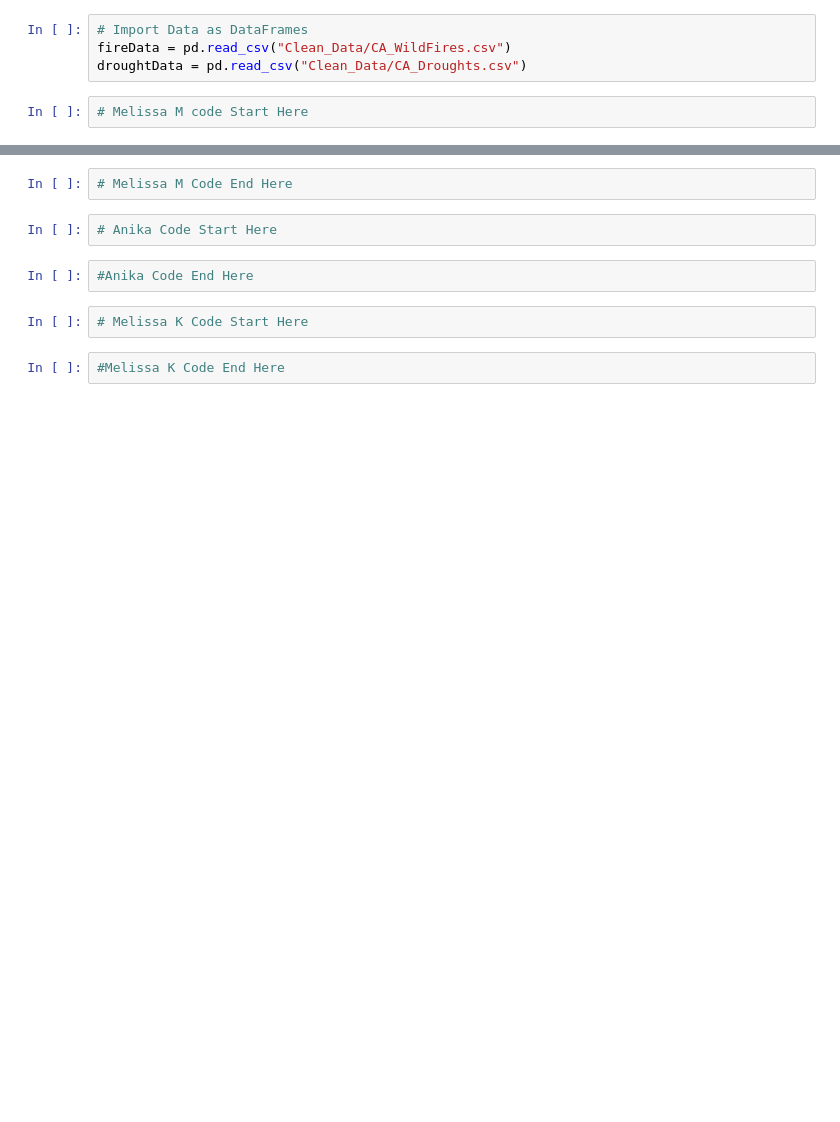
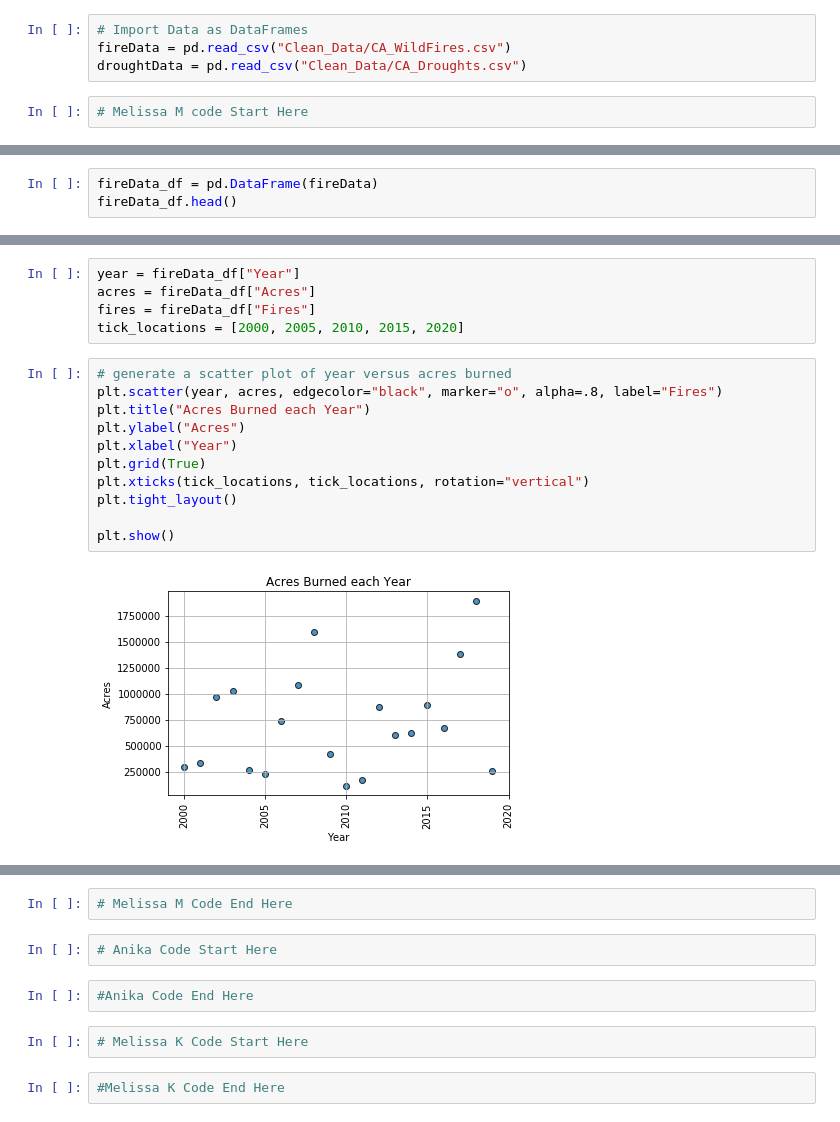
Before and after one commit to anikajohnson/CA-Wildfires-Project, a Jupyter notebook: Data_Exploration.ipynb, the cells around one changed output, grey strips where cells are left out. Saved outputs shown, nothing was run; the diff lists cells and outputs as text; blank space fills up the shorter version.

```diff
--- a/Data_Exploration.ipynb
+++ b/Data_Exploration.ipynb
@@ -17,0 +49,3 @@ droughtData = pd.read_csv("Clean_Data/CA_Droughts.csv")
+# %%
+fireData_df = pd.DataFrame(fireData)
+fireData_df.head()
@@ -17,0 +59,18 @@ droughtData = pd.read_csv("Clean_Data/CA_Droughts.csv")
+# %%
+year = fireData_df["Year"]
+acres = fireData_df["Acres"]
+fires = fireData_df["Fires"]
+tick_locations = [2000, 2005, 2010, 2015, 2020]
+# %%
+# generate a scatter plot of year versus acres burned
+plt.scatter(year, acres, edgecolor="black", marker="o", alpha=.8, label="Fires")
+plt.title("Acres Burned each Year")
+plt.ylabel("Acres")
+plt.xlabel("Year")
+plt.grid(True)
+plt.xticks(tick_locations, tick_locations, rotation="vertical")
+plt.tight_layout()
+
+plt.show()
+# %% [output]
+[figure, added]
```
Also changed, not shown: parts of 13 cells of this notebook, 3 other files.
